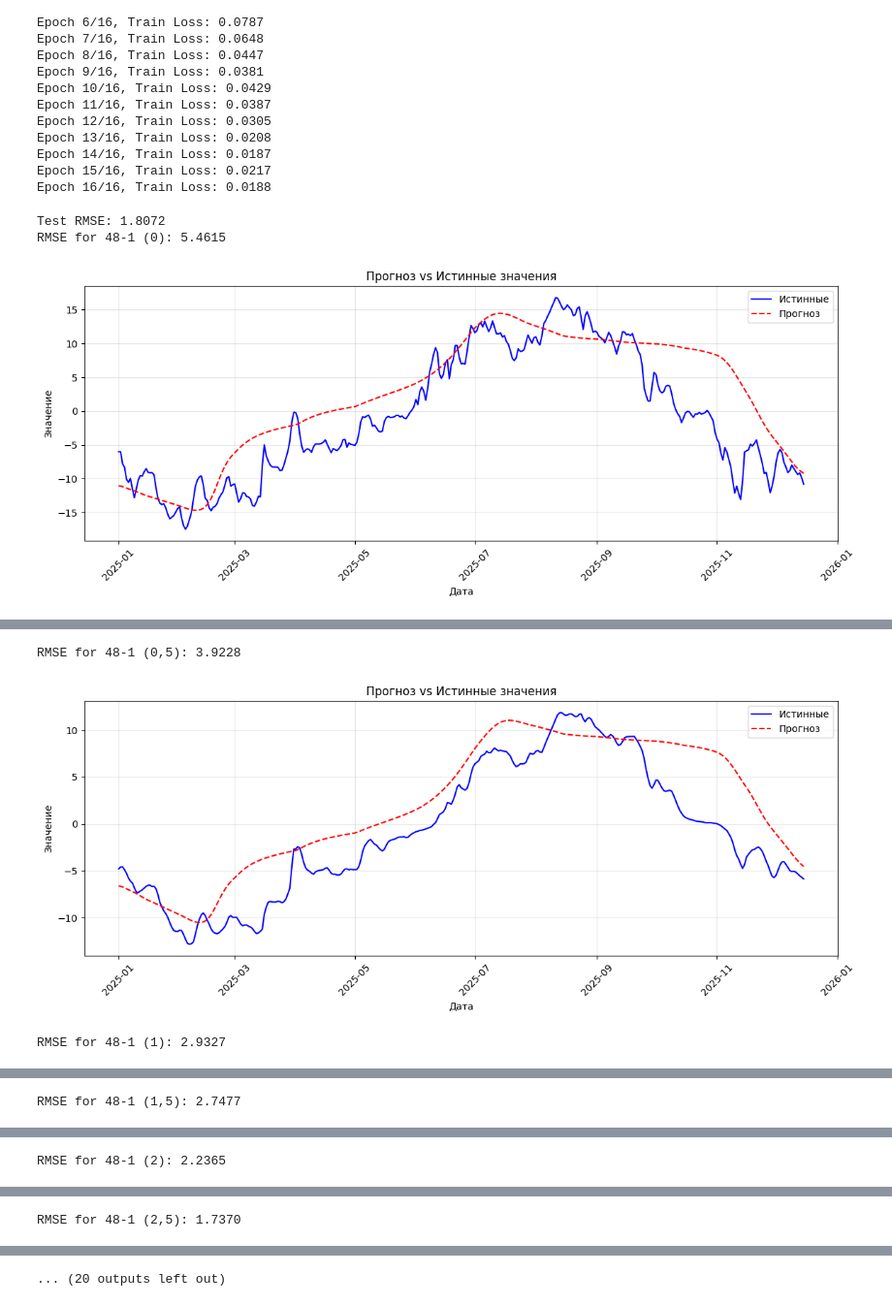
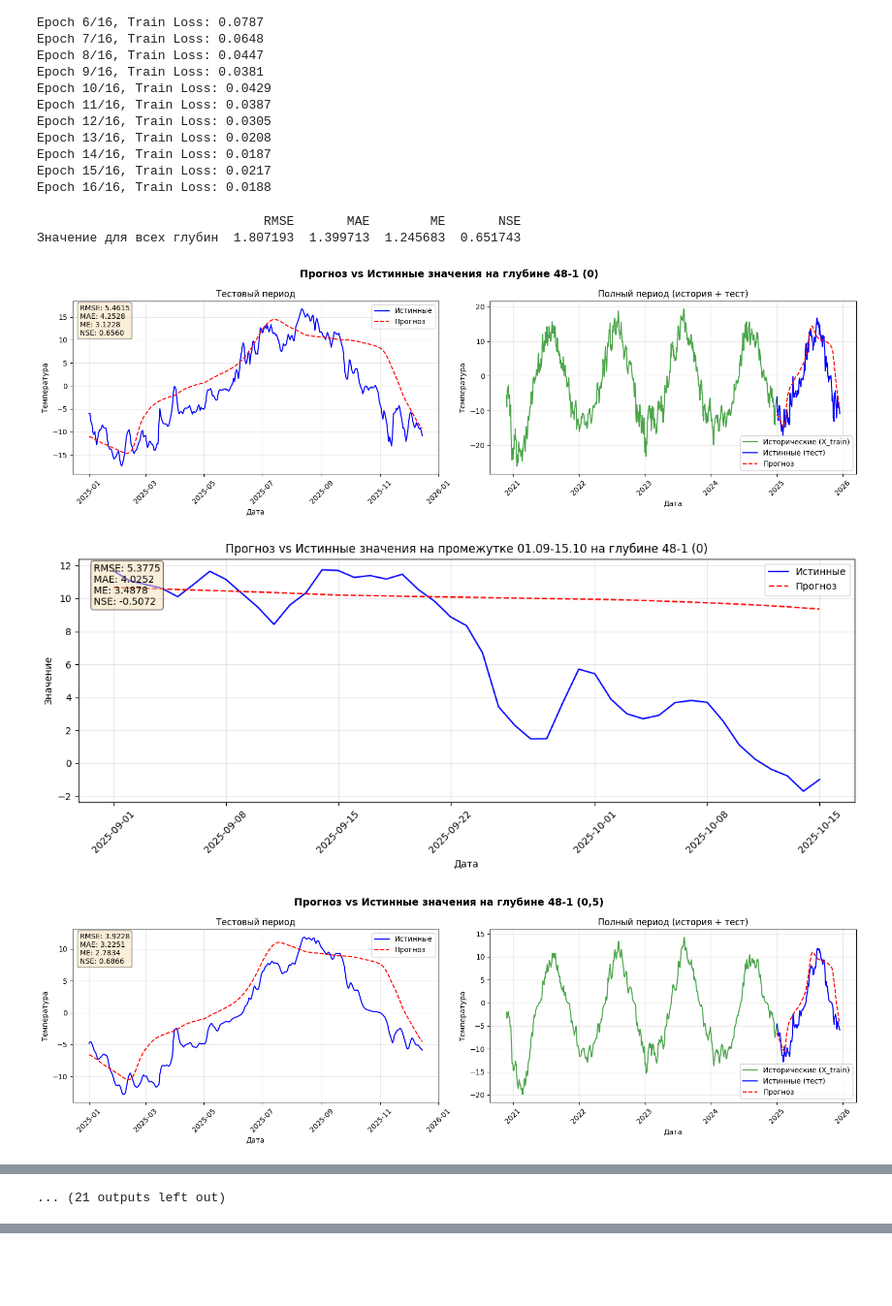
Before and after one commit to mefodyvaulin/ml-salekhard, a Jupyter notebook: rnn/lstm_v2.ipynb, the cells around one changed output, grey strips where cells are left out. Shown at 97% size. Cells and saved outputs as stored; diff of their text form; code cells hidden in the pictures; blank space fills up the shorter version.

```diff
--- a/rnn/lstm_v2.ipynb
+++ b/rnn/lstm_v2.ipynb
@@ -202,34 +204,35 @@ model = torch.load(model_path, weights_only=False)
 # %%
 test_start = df_train_full[-lags_length:]
 
-start_features_scaled = feature_scaler.transform(test_start[features_cols])
-start_target_scaled = target_scaler.transform(test_start[target_cols])
-
-current_lags = np.hstack((start_features_scaled, start_target_scaled))
-
-future_features_scaled = feature_scaler.transform(df_test[features_cols])
-
-start_lags_tensor = torch.tensor(current_lags, dtype=torch.float32)
-future_features_tensor = torch.tensor(future_features_scaled, dtype=torch.float32)
-
-y_pred_scaled = predict(model, start_lags_tensor, future_features_tensor, device=device)
-
-y_pred = target_scaler.inverse_transform(y_pred_scaled)
+y_pred = predict_recursive(
+    model=model,
+    df_test=df_test,
+    test_start=test_start,
+    feature_scaler=feature_scaler,
+    target_scaler=target_scaler,
+    features_cols=features_cols,
+    target_cols=target_cols,
+    device=device
+)
 y_true = df_test[target_cols].values
 
-rmse = root_mean_squared_error(y_true, y_pred)
-print(f"Test RMSE: {rmse:.4f}")
+eval_dict = evaluate(y_true, y_pred)
+print(pd.DataFrame(eval_dict, index=['Значение для всех глубин']))
 
-rmse_per_depth = root_mean_squared_error(y_true, y_pred, multioutput='raw_values')
 for i, col in enumerate(target_cols):
-    rmse = rmse_per_depth[i]
-    print(f'RMSE for {col}: {rmse:.4f}')
-
+    metrics = evaluate(y_true[:, i], y_pred[:, i])
     s_true = pd.Series(y_true[:, i], index=df_test.index)
     s_pred = pd.Series(y_pred[:, i], index=df_test.index)
 
-    plot_forecast(pd.DataFrame(s_true), pd.DataFrame(s_pred))
+    s_true_autumn = s_true['2025-09-01':'2025-10-15']
+    s_pred_autumn = s_pred['2025-09-01':'2025-10-15']
+    metrics_autumn = evaluate(s_true_autumn.values, s_pred_autumn.values)
+
+    plot_forecast_with_train(df_train_full[col], pd.DataFrame(s_true), pd.DataFrame(s_pred), metrics_dict=metrics, title=f'Прогноз vs Истинные значения на глубине {col}')
+    plot_forecast(pd.DataFrame(s_true_autumn), pd.DataFrame(s_pred_autumn), metrics_dict=metrics_autumn, title=f'Прогноз vs Истинные значения на промежутке 01.09-15.10 на глубине {col}')
 # %% [output]
-Test RMSE: 1.8072
-RMSE for 48-1 (0): 5.4615
+                              RMSE       MAE        ME       NSE
+Значение для всех глубин  1.807193  1.399713  1.245683  0.651743
-[figure, old version]
+[figure, new version]
+[figure, new version]
+[figure, new version]
@@ -236,3 +247 @@ RMSE for 48-1 (0): 5.4615
-RMSE for 48-1 (0,5): 3.9228
+... (21 outputs left out)
-[figure, old version]
-RMSE for 48-1 (1): 2.9327
@@ -240 +247,0 @@ RMSE for 48-1 (1): 2.9327
-RMSE for 48-1 (1,5): 2.7477
@@ -242 +247,0 @@ RMSE for 48-1 (1,5): 2.7477
-RMSE for 48-1 (2): 2.2365
@@ -244 +247,0 @@ RMSE for 48-1 (2): 2.2365
-RMSE for 48-1 (2,5): 1.7370
@@ -246 +247,0 @@ RMSE for 48-1 (2,5): 1.7370
-... (20 outputs left out)
```
Also changed, not shown: parts of 2 cells of this notebook, 6 other files.
